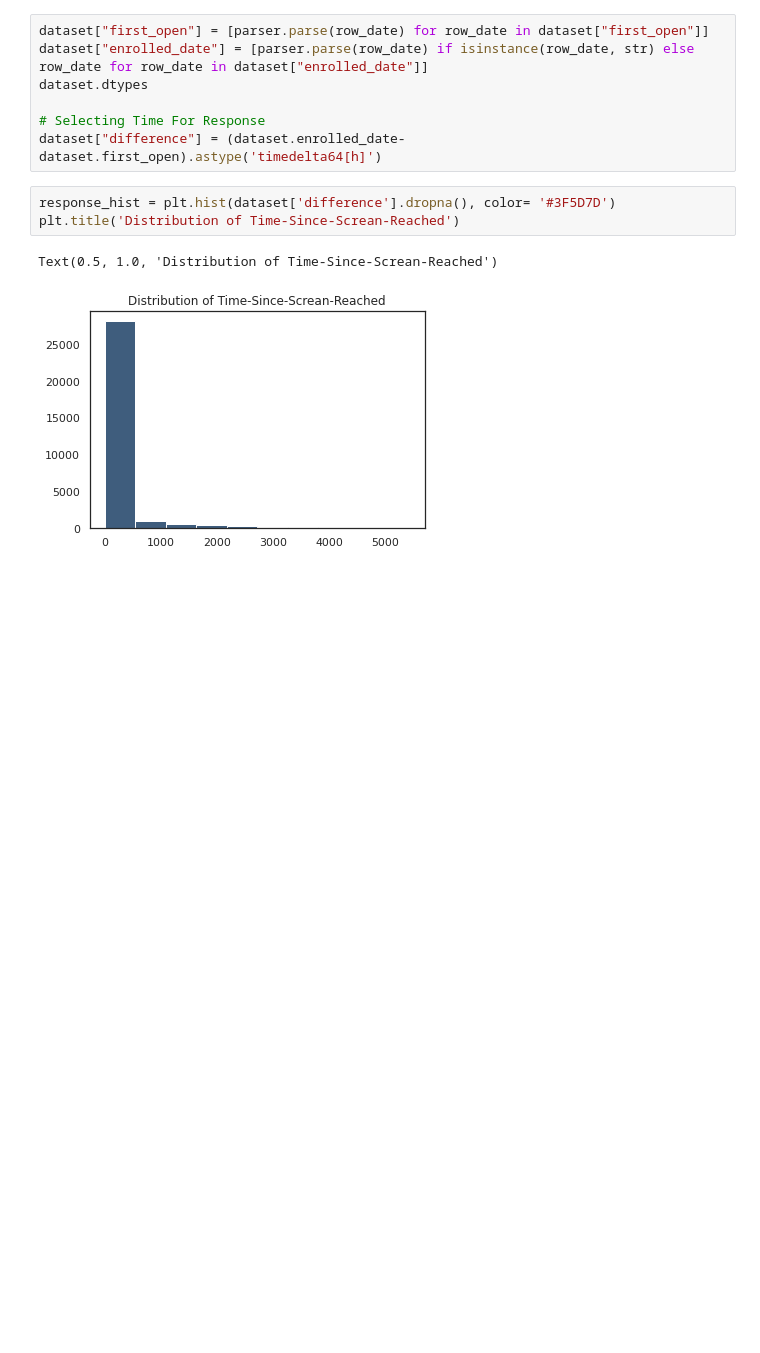
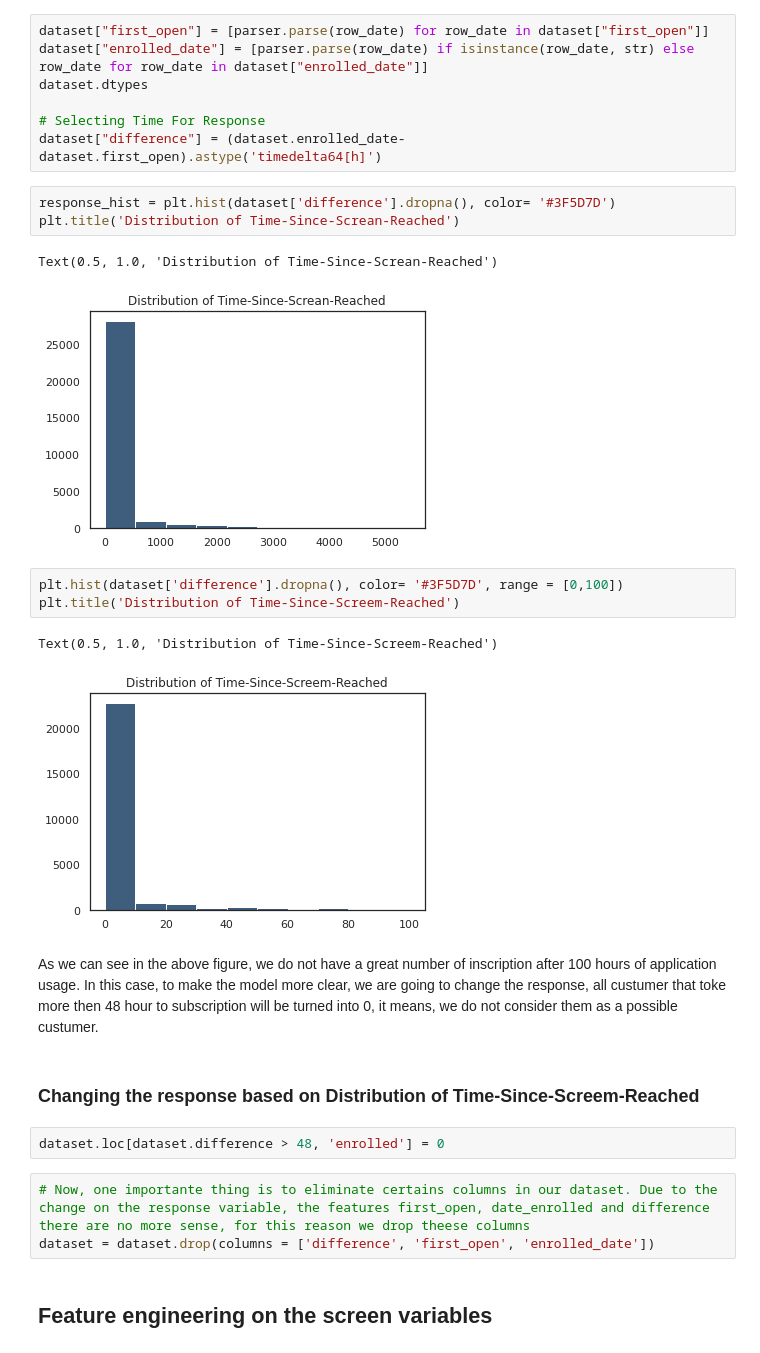
Before and after one commit to IgorMeloS/Machine-Learning, a Jupyter notebook: 3 - Classification/Directing Custumers to Subscription Through Beheavior Analysis/Directing_cstaba.ipynb, the cells around one changed output. Saved outputs shown, nothing was run; the diff lists cells and outputs as text; blank space fills up the shorter version.

```diff
--- a/3 - Classification/Directing Custumers to Subscription Through Beheavior Analysis/Directing_cstaba.ipynb
+++ b/3 - Classification/Directing Custumers to Subscription Through Beheavior Analysis/Directing_cstaba.ipynb
@@ -145,3 +145,20 @@ plt.title('Distribution of Time-Since-Screan-Reached')
 # %% [output]
 Text(0.5, 1.0, 'Distribution of Time-Since-Screan-Reached')
 [figure]
+# %%
+plt.hist(dataset['difference'].dropna(), color= '#3F5D7D', range = [0,100])
+plt.title('Distribution of Time-Since-Screem-Reached')
+# %% [output]
+Text(0.5, 1.0, 'Distribution of Time-Since-Screem-Reached')
+[figure, added]
+# %% [markdown]
+As we can see in the above figure, we do not have a great number of inscription after 100 hours of application usage. In this case, to make the model more clear, we are going to change the response, all custumer that toke more then 48 hour to subscription will be turned into 0, it means, we do not consider them as a possible custumer.
+# %% [markdown]
+### Changing the response based on Distribution of Time-Since-Screem-Reached
+# %%
+dataset.loc[dataset.difference > 48, 'enrolled'] = 0
+# %%
+# Now, one importante thing is to eliminate certains columns in our dataset. Due to the change on the response variable, the features first_open, date_enrolled and difference there are no more sense, for this reason we drop theese columns
+dataset = dataset.drop(columns = ['difference', 'first_open', 'enrolled_date'])
+# %% [markdown]
+## Feature engineering on the screen variables
```
Also changed, not shown: parts of 20 cells of this notebook, 1 other file.
